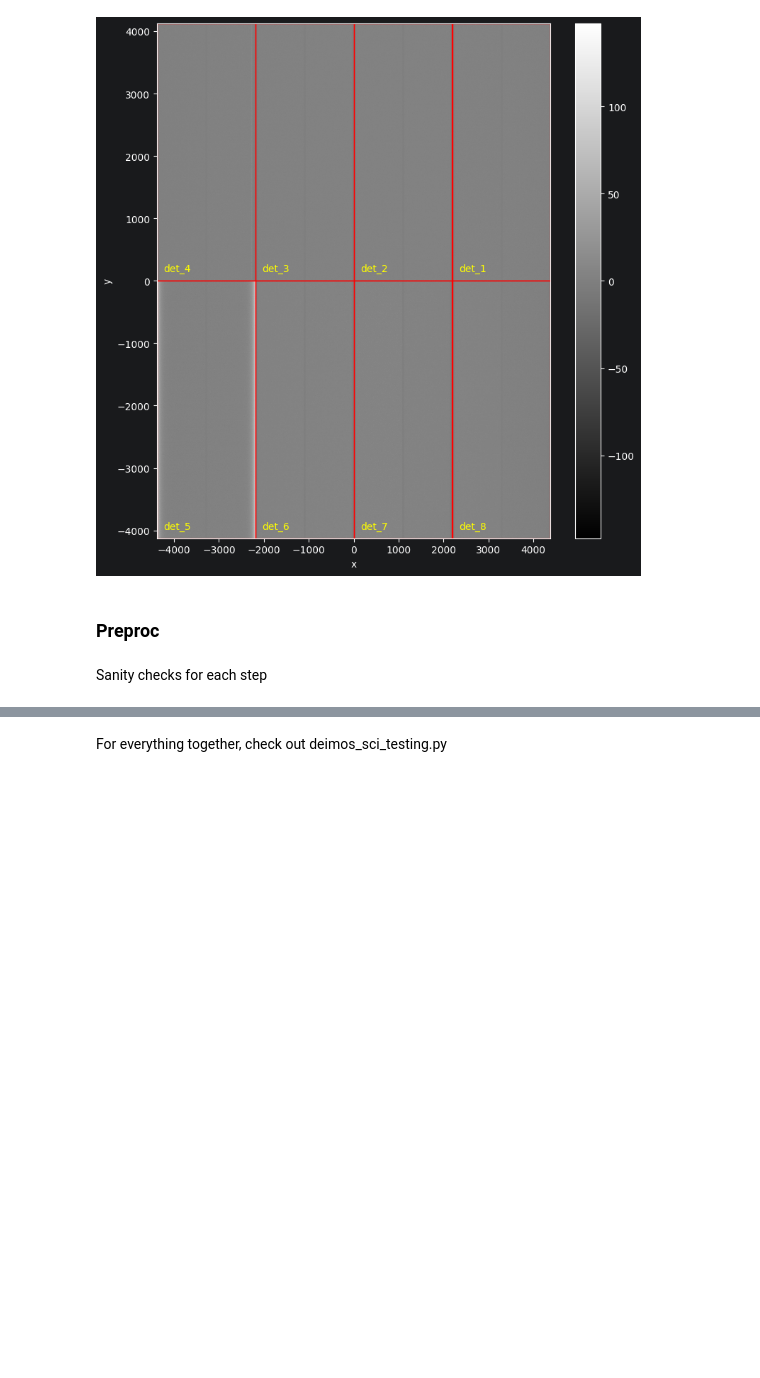
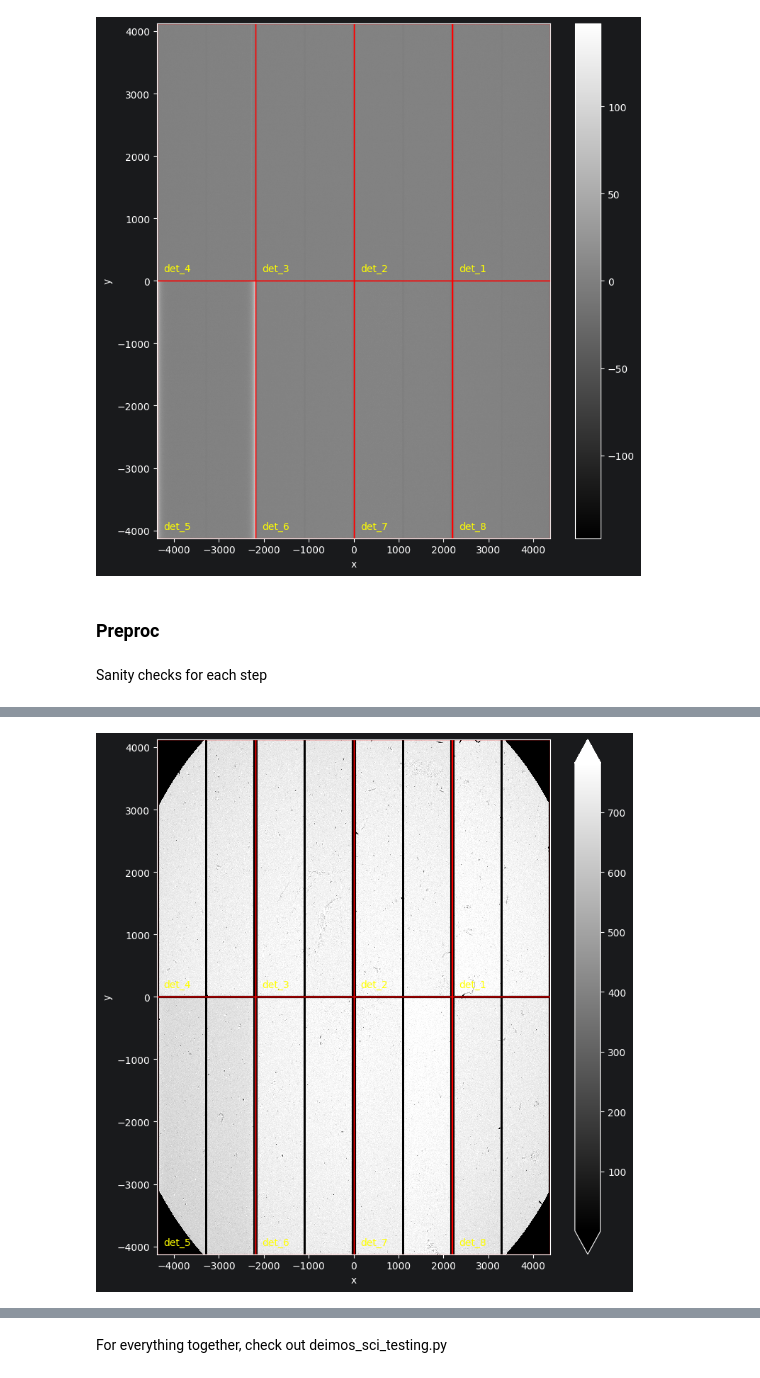
Before and after one commit to CaltechOpticalObservatories/eregion, a Jupyter notebook: playground/Test_PTC_DEIMOS.ipynb, the cells around one changed output, grey strips where cells are left out. Saved outputs shown, nothing was run; the diff lists cells and outputs as text; code cells hidden in the pictures; blank space fills up the shorter version.

```diff
--- a/playground/Test_PTC_DEIMOS.ipynb
+++ b/playground/Test_PTC_DEIMOS.ipynb
@@ -153,0 +163,4 @@ flpair = oscan_sub.run(images=flpair.data)
+# %%
+fpims = plot_focal_plane(flpair.data, zscale=True, cmap='gray', with_mask=True, mask_key='vignette_mask')
+# %% [output]
+[figure, added]
```
Also changed, not shown: parts of 17 cells of this notebook, 5 other files.
